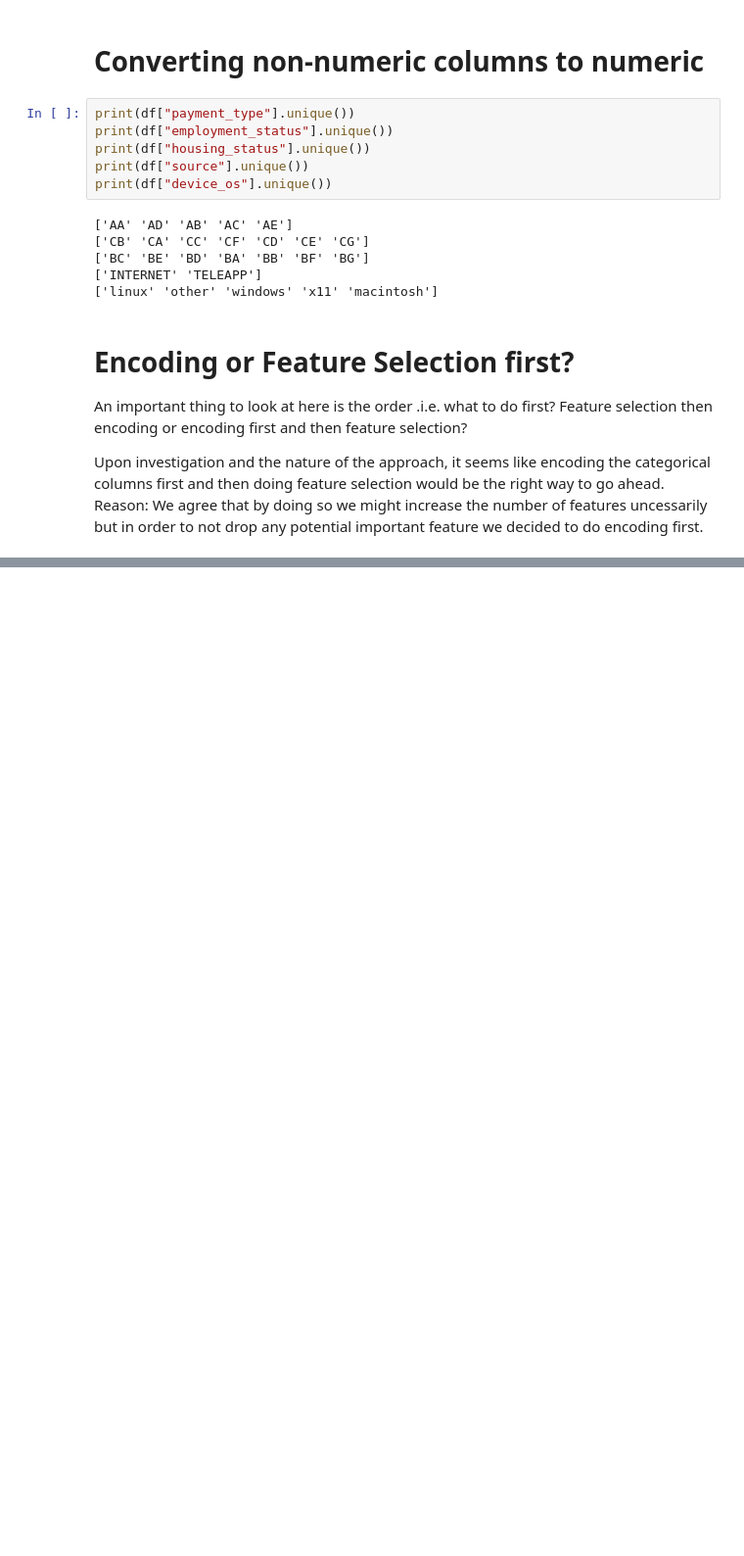
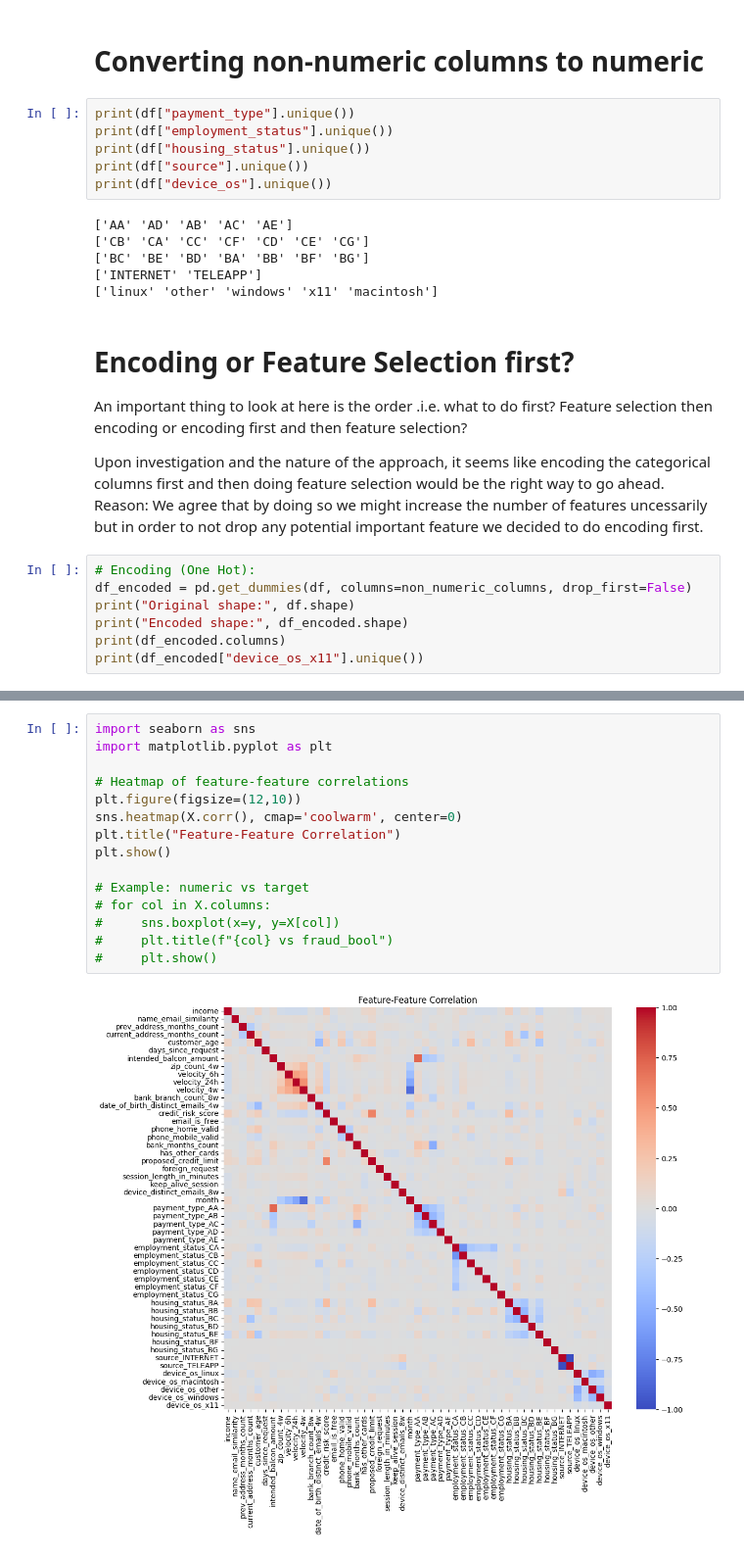
Before and after one commit to Vedant321/personal_projects, a Jupyter notebook: scripts/practice/Data_Analysis/Credit_Card_Fraud_Detection/Credit_Card_Fraud_EDA.ipynb, the cells around one changed output, grey strips where cells are left out. Shown at 98% size. Saved outputs shown, nothing was run; the diff lists cells and outputs as text; blank space fills up the shorter version.

```diff
--- a/scripts/practice/Data_Analysis/Credit_Card_Fraud_Detection/Credit_Card_Fraud_EDA.ipynb
+++ b/scripts/practice/Data_Analysis/Credit_Card_Fraud_Detection/Credit_Card_Fraud_EDA.ipynb
@@ -174,3 +174,10 @@ Feature selection then encoding or encoding first and then feature selection?
 Upon investigation and the nature of the approach, it seems like encoding the categorical columns first and then doing feature selection would be the right way to go ahead.
 Reason:
 We agree that by doing so we might increase the number of features uncessarily but in order to not drop any potential important feature we decided to do encoding first.
+# %%
+# Encoding (One Hot):
+df_encoded = pd.get_dummies(df, columns=non_numeric_columns, drop_first=False)
+print("Original shape:", df.shape)
+print("Encoded shape:", df_encoded.shape)
+print(df_encoded.columns)
+print(df_encoded["device_os_x11"].unique())
@@ -177 +277,18 @@ We agree that by doing so we might increase the number of features uncessarily b
+# %%
+import seaborn as sns
+import matplotlib.pyplot as plt
+
+# Heatmap of feature-feature correlations
+plt.figure(figsize=(12,10))
+sns.heatmap(X.corr(), cmap='coolwarm', center=0)
+plt.title("Feature-Feature Correlation")
+plt.show()
+
+# Example: numeric vs target
+# for col in X.columns:
+#     sns.boxplot(x=y, y=X[col])
+#     plt.title(f"{col} vs fraud_bool")
+#     plt.show()
+# %% [output]
+[figure, added]
 # %%
```
Also changed, not shown: parts of 11 cells of this notebook.
